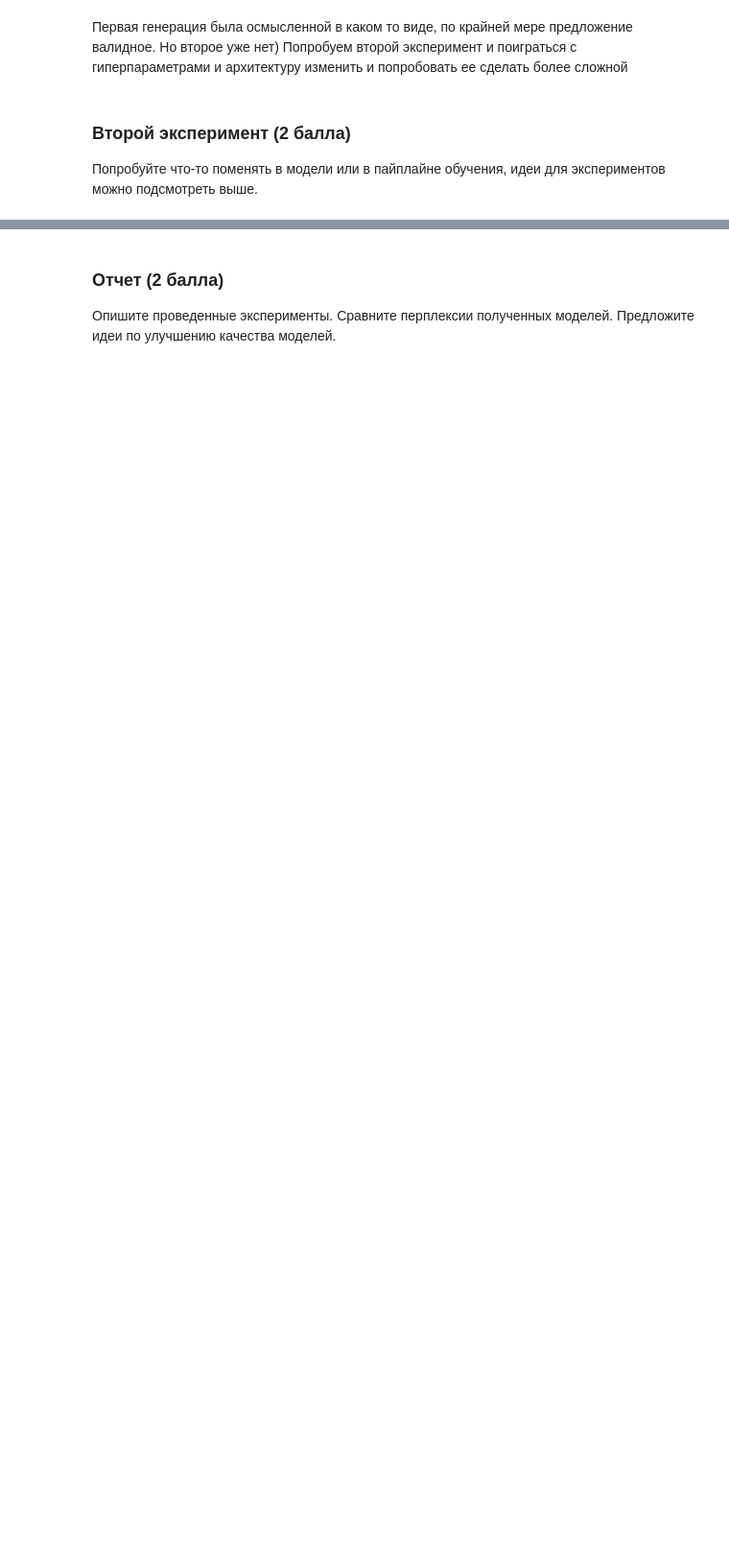
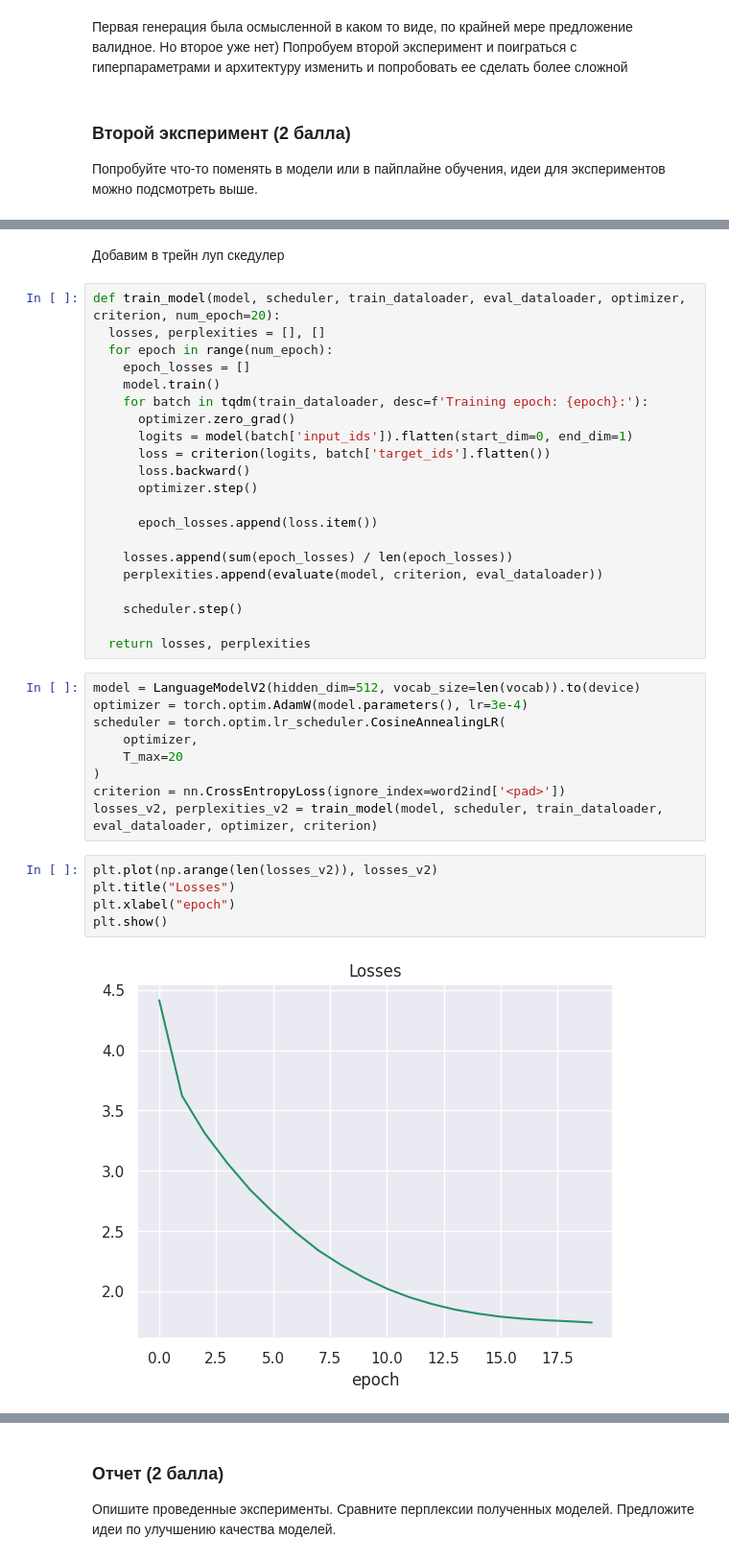
Before and after one commit to blckvia/Blckvia, a Jupyter notebook: hw_language_modelling.ipynb, the cells around one changed output, grey strips where cells are left out. Shown at 96% size. Saved outputs shown, nothing was run; the diff lists cells and outputs as text; blank space fills up the shorter version.

```diff
--- a/hw_language_modelling.ipynb
+++ b/hw_language_modelling.ipynb
@@ -385,0 +432,39 @@ generate_sequence(model, starting_seq='the worst comedy is ')
+# %% [markdown]
+Добавим в трейн луп скедулер
+# %%
+def train_model(model, scheduler, train_dataloader, eval_dataloader, optimizer, criterion, num_epoch=20):
+  losses, perplexities = [], []
+  for epoch in range(num_epoch):
+    epoch_losses = []
+    model.train()
+    for batch in tqdm(train_dataloader, desc=f'Training epoch: {epoch}:'):
+      optimizer.zero_grad()
+      logits = model(batch['input_ids']).flatten(start_dim=0, end_dim=1)
+      loss = criterion(logits, batch['target_ids'].flatten())
+      loss.backward()
+      optimizer.step()
+
+      epoch_losses.append(loss.item())
+
+    losses.append(sum(epoch_losses) / len(epoch_losses))
+    perplexities.append(evaluate(model, criterion, eval_dataloader))
+
+    scheduler.step()
+
+  return losses, perplexities
+# %%
+model = LanguageModelV2(hidden_dim=512, vocab_size=len(vocab)).to(device)
+optimizer = torch.optim.AdamW(model.parameters(), lr=3e-4)
+scheduler = torch.optim.lr_scheduler.CosineAnnealingLR(
+    optimizer,
+    T_max=20
+)
+criterion = nn.CrossEntropyLoss(ignore_index=word2ind['<pad>'])
+losses_v2, perplexities_v2 = train_model(model, scheduler, train_dataloader, eval_dataloader, optimizer, criterion)
+# %%
+plt.plot(np.arange(len(losses_v2)), losses_v2)
+plt.title("Losses")
+plt.xlabel("epoch")
+plt.show()
+# %% [output]
+[figure, added]
```
Also changed, not shown: parts of 20 cells of this notebook.
